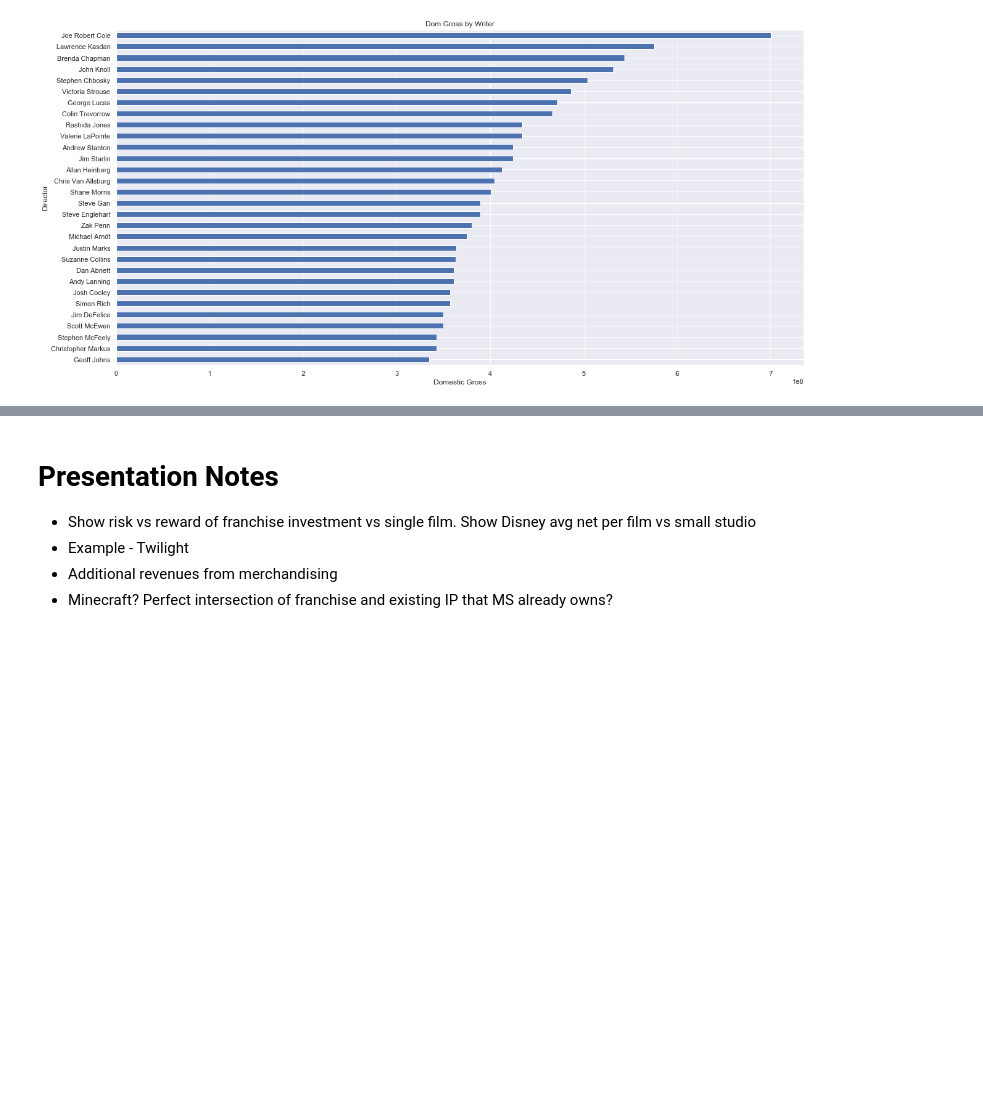
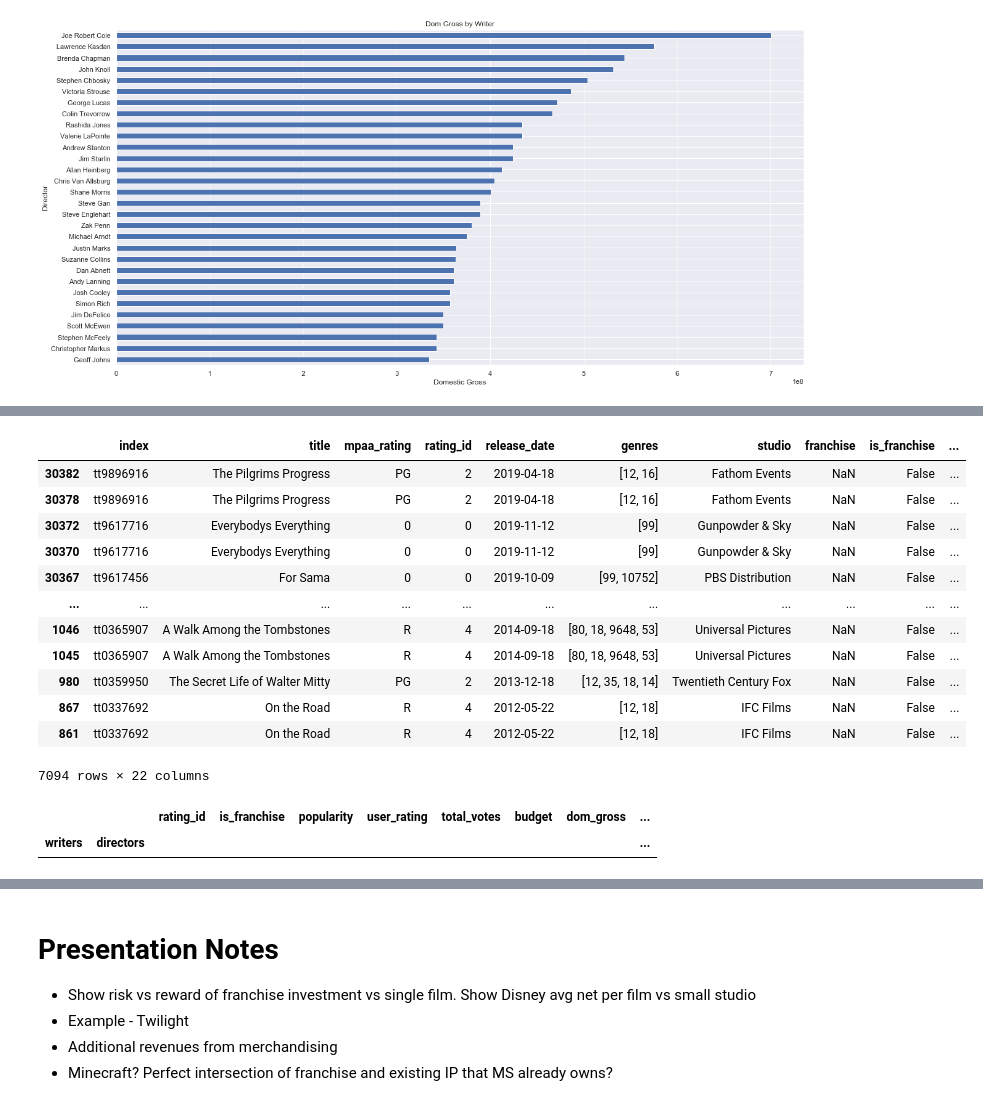
Before and after one commit to threnjen/dsc-mod-1-project-v2-1-online-ds-sp-000, a Jupyter notebook: student.ipynb, the cells around one changed output, grey strips where cells are left out. Drawn from its saved outputs; the diff is of its cells as text; code cells hidden in the pictures; blank space fills up the shorter version.

```diff
--- a/student.ipynb
+++ b/student.ipynb
@@ -2153,0 +2213,6 @@ master_movies.sort_values('dom_gross', ascending=False).head(50)
+# %%
+# make a new series with only the writing and directing personnel categories for the movie
+teams = cast_crew[(cast_crew['category'] == 'writer') | (cast_crew['category'] == 'director')]
+
+teams.loc[teams['category'] == 'writer', 'writers'] = teams['nconst']
+teams.loc[teams['category'] == 'director', 'directors'] = teams['nconst']
@@ -2154,3 +2230,24 @@ master_movies.sort_values('dom_gross', ascending=False).head(50)
+# %%
+teams.sort_values('index', ascending=False)
+# %% [output]
+|  | index | title | mpaa_rating | rating_id | release_date | genres | studio | franchise | is_franchise | ... |
+| 30382 | tt9896916 | The Pilgrims Progress | PG | 2 | 2019-04-18 | [12, 16] | Fathom Events | NaN | False | ... |
+| 30378 | tt9896916 | The Pilgrims Progress | PG | 2 | 2019-04-18 | [12, 16] | Fathom Events | NaN | False | ... |
+| 30372 | tt9617716 | Everybodys Everything | 0 | 0 | 2019-11-12 | [99] | Gunpowder & Sky | NaN | False | ... |
+| 30370 | tt9617716 | Everybodys Everything | 0 | 0 | 2019-11-12 | [99] | Gunpowder & Sky | NaN | False | ... |
+| 30367 | tt9617456 | For Sama | 0 | 0 | 2019-10-09 | [99, 10752] | PBS Distribution | NaN | False | ... |
+| ... | ... | ... | ... | ... | ... | ... | ... | ... | ... | ... |
+| 1046 | tt0365907 | A Walk Among the Tombstones | R | 4 | 2014-09-18 | [80, 18, 9648, 53] | Universal Pictures | NaN | False | ... |
+| 1045 | tt0365907 | A Walk Among the Tombstones | R | 4 | 2014-09-18 | [80, 18, 9648, 53] | Universal Pictures | NaN | False | ... |
+| 980 | tt0359950 | The Secret Life of Walter Mitty | PG | 2 | 2013-12-18 | [12, 35, 18, 14] | Twentieth Century Fox | NaN | False | ... |
+| 867 | tt0337692 | On the Road | R | 4 | 2012-05-22 | [12, 18] | IFC Films | NaN | False | ... |
+| 861 | tt0337692 | On the Road | R | 4 | 2012-05-22 | [12, 18] | IFC Films | NaN | False | ... |
+7094 rows × 22 columns
+# %%
+teams.groupby(['writers', 'directors']).mean()
+# %% [output]
+|  |  | rating_id | is_franchise | popularity | user_rating | total_votes | budget | dom_gross | ... |
+| writers | directors |  |  |  |  |  |  |  | ... |
 # %% [markdown]
 # TO DO
 
```
Also changed, not shown: parts of 60 cells of this notebook.
